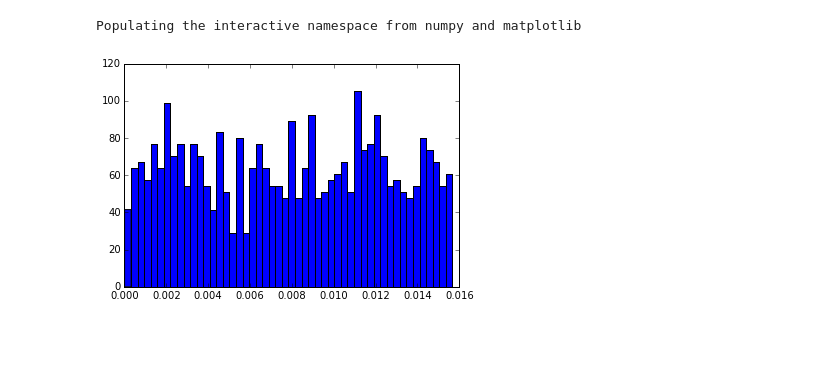
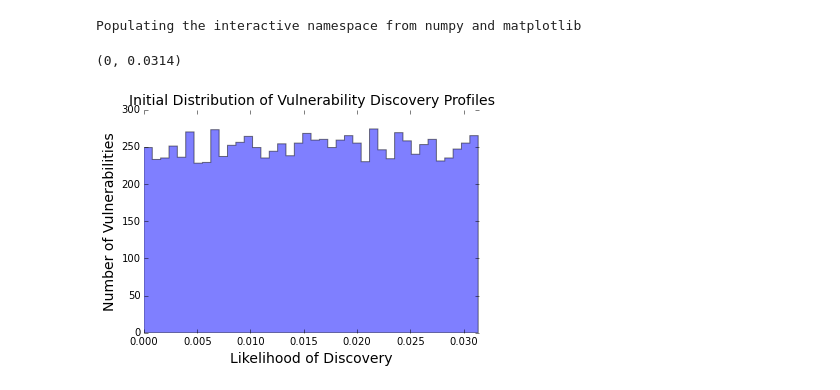
Before and after one commit to JamesPHoughton/circlesquare, a Jupyter notebook: vulnerability discovery and software hardening.ipynb, the cells around one changed output. Saved outputs shown, nothing was run; the diff lists cells and outputs as text; code cells hidden in the pictures; blank space fills up the shorter version.

```diff
--- a/vulnerability discovery and software hardening.ipynb
+++ b/vulnerability discovery and software hardening.ipynb
@@ -8,9 +8,3 @@ import circlesquare
 import pandas as pd
 # %% [output]
 Populating the interactive namespace from numpy and matplotlib
-# %%
-model = circlesquare.circlesquare()
-model.make_circles()
-plt.hist(model.circles.area.values, bins=50, normed=True);
-# %% [output]
-[figure, removed]
@@ -17,3 +17,13 @@ plt.hist(model.circles.area.values, bins=50, normed=True);
+# %%
+plt.hist(seeker.circles.area, bins=40, histtype='stepfilled', alpha=.5);
+plt.title('Initial Distribution of Vulnerability Discovery Profiles', fontsize=14)
+plt.xlabel('Likelihood of Discovery', fontsize=14)
+plt.ylabel('Number of Vulnerabilities', fontsize=14)
+plt.box('off')
+plt.xlim(0, .0314)
+# %% [output]
+(0, 0.0314)
+[figure, added]
 # %%
 round_counts = []
 for i in range(500):
```
Also changed, not shown: parts of 11 cells of this notebook, 19 other files.
